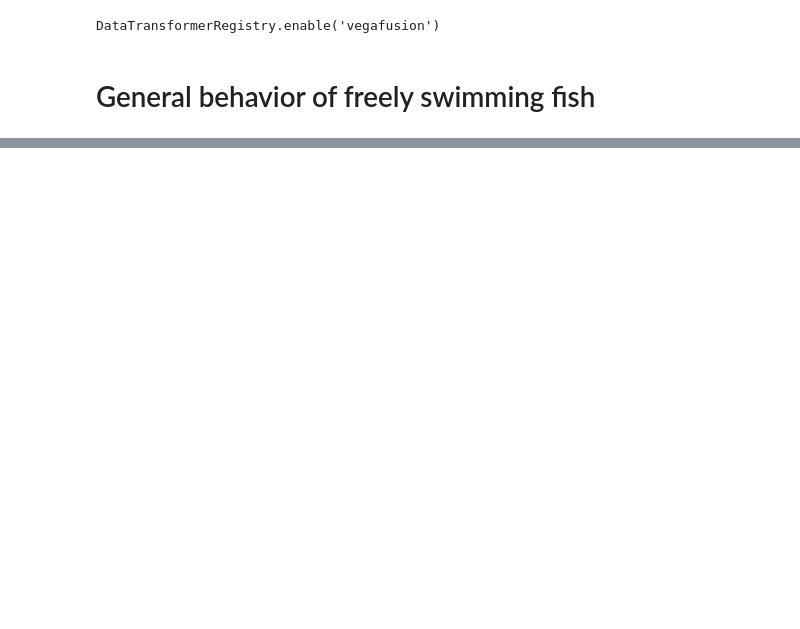
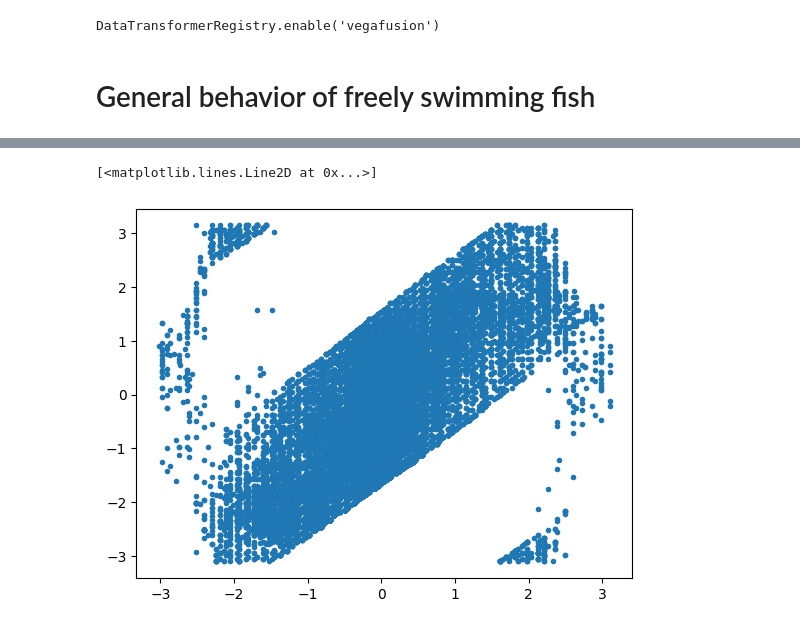
Before and after one commit to Anneser/SpatialInformation, a Jupyter notebook: scripts/01_behavior.ipynb, the cells around one changed output, grey strips where cells are left out. Cells and saved outputs as stored; diff of their text form; code cells hidden in the pictures; blank space fills up the shorter version.

```diff
--- a/scripts/01_behavior.ipynb
+++ b/scripts/01_behavior.ipynb
@@ -125,0 +216,27 @@ Text(0.99, 0.1, '52.99 % below 4.41 cm/s\n28.74 % above 8.37 cm/s')
+# %%
+columns_to_convert = [col for col in df_tracking.columns if col.startswith("pt_")]
+
+# Perform transformation natively with Polars expressions
+df = df_tracking.with_columns([
+    pl.col(col)
+    .str.extract_all(r"\d+")
+    .list.eval(pl.element().cast(pl.Int32))
+    .alias(col)
+    for col in columns_to_convert
+])
+# %%
+angle_exprs = [
+    pl.arctan2(
+        pl.col(f"pt_{i+1}").list.get(1) - pl.col(f"pt_{i}").list.get(1),
+        pl.col(f"pt_{i+1}").list.get(0) - pl.col(f"pt_{i}").list.get(0)
+    ).alias(f"angle_{i}")
+    for i in range(7)  # 0 to 6
+]
+df = df.with_columns(angle_exprs)
+# %%
+angle_cols = [col for col in df.columns if col.startswith("angle_")]
+
+df = df.with_columns(
+    pl.sum_horizontal([pl.col(c) for c in angle_cols]).alias("summed_angle")
+)
+df
@@ -125,0 +258,10 @@ Text(0.99, 0.1, '52.99 % below 4.41 cm/s\n28.74 % above 8.37 cm/s')
+# %%
+df_swimming = df.filter(
+    pl.col("velocity") > 0
+
+)
+# %%
+plt.plot(df_swimming["angle_4"], df_swimming["angle_6"], '.')
+# %% [output]
+[<matplotlib.lines.Line2D at 0x...>]
+[figure, added]
```
Also changed, not shown: parts of 7 cells of this notebook, 7 other files.
